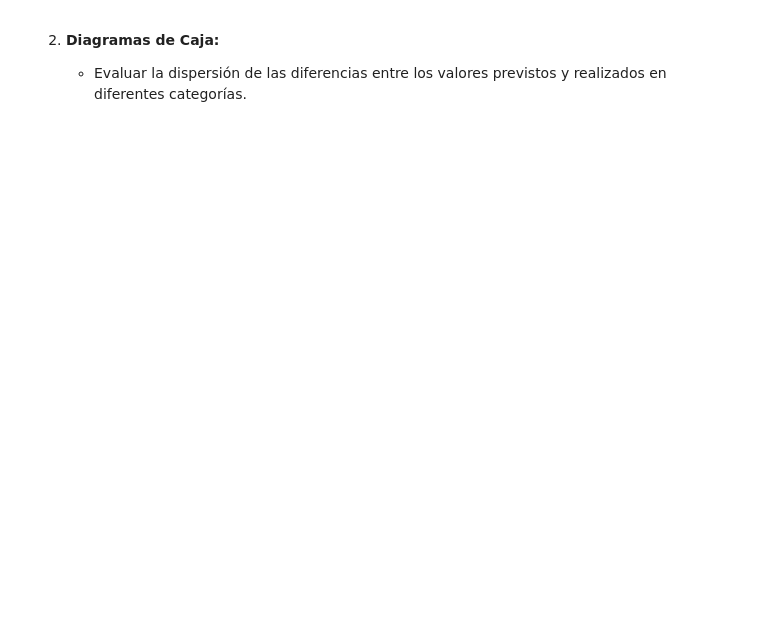
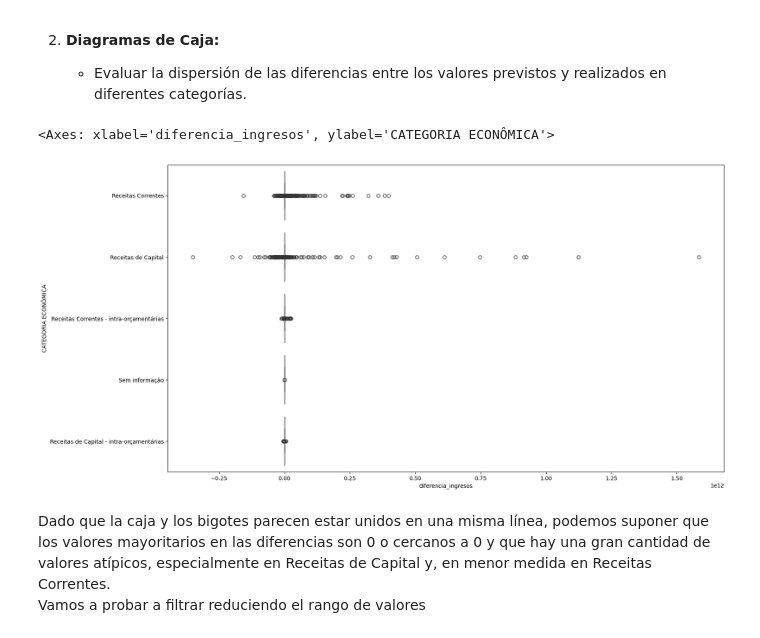
Before and after one commit to MartaM1206/Proyecto2-Insights-Brasil, a Jupyter notebook: Proyecto2.ipynb, the cells around one changed output. Cells and saved outputs as stored; diff of their text form; code cells hidden in the pictures; blank space fills up the shorter version.

```diff
--- a/Proyecto2.ipynb
+++ b/Proyecto2.ipynb
@@ -921,3 +1016,12 @@ ValueError: Length of list vectors must match length of `data` when both are use
 2. **Diagramas de Caja:**
 
    - Evaluar la dispersión de las diferencias entre los valores previstos y realizados en diferentes categorías.
+# %%
+plt.figure(figsize=(18, 10))
+sns.boxplot(x="diferencia_ingresos", y="CATEGORIA ECONÔMICA", data=datos_brasil, hue="CATEGORIA ECONÔMICA", palette='viridis')
+# %% [output]
+<Axes: xlabel='diferencia_ingresos', ylabel='CATEGORIA ECONÔMICA'>
+[figure, added]
+# %% [markdown]
+Dado que la caja y los bigotes parecen estar unidos en una misma línea, podemos suponer que los valores mayoritarios en las diferencias son 0 o cercanos a 0 y que hay una gran cantidad de valores atípicos, especialmente en Receitas de Capital y, en menor medida en Receitas Correntes.
+Vamos a probar a filtrar reduciendo el rango de valores
```
Also changed, not shown: parts of 13 cells of this notebook.
